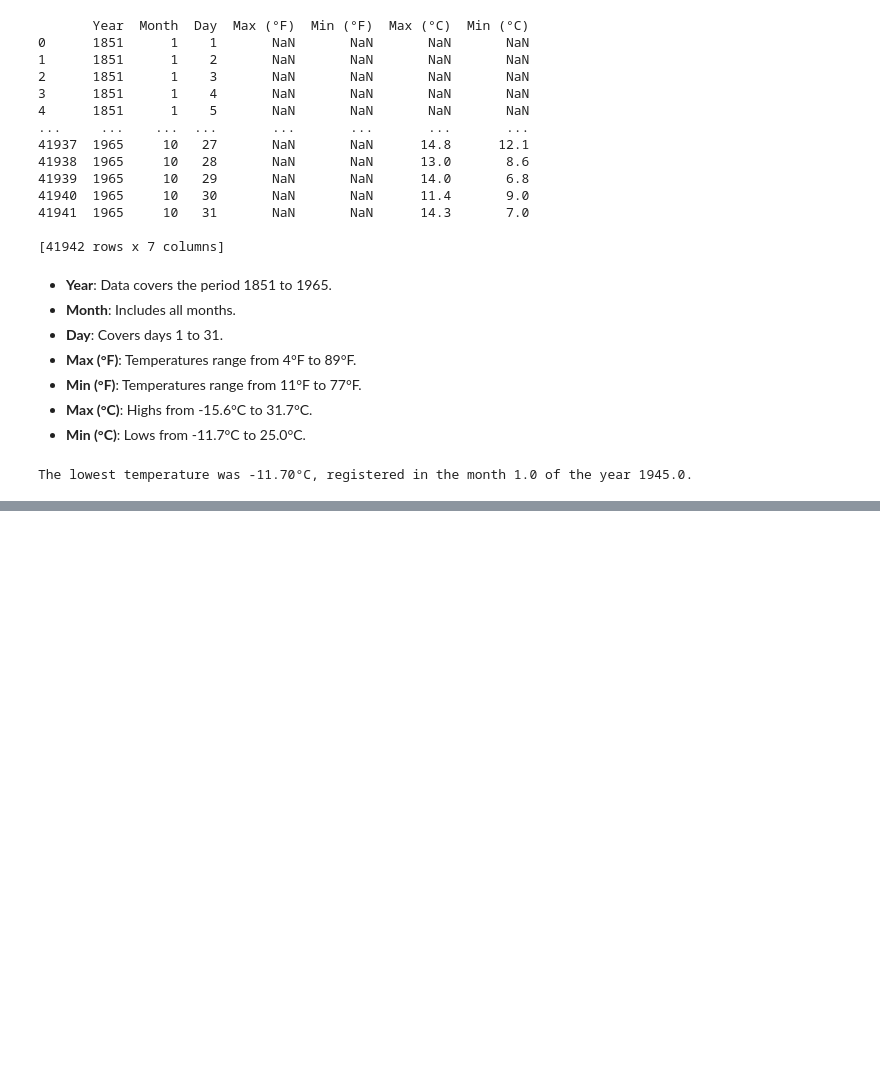
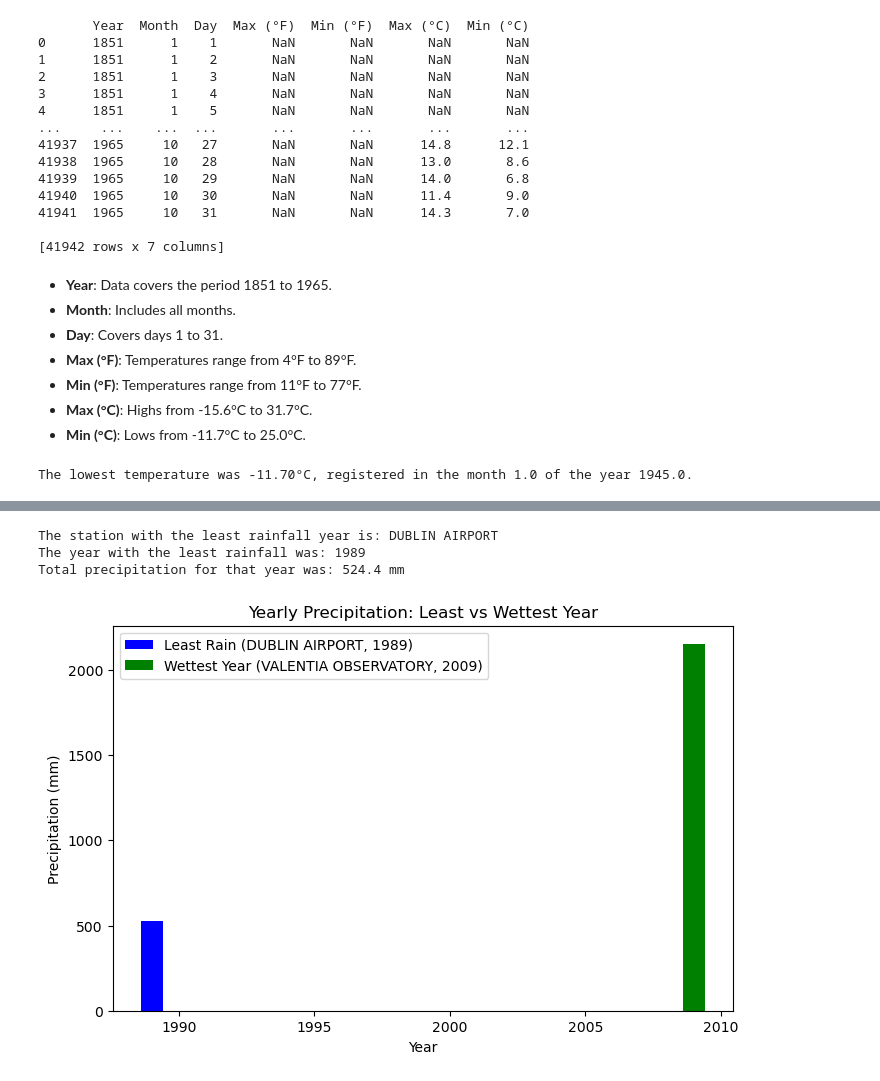
Before and after one commit to GabrielaDomiciano/PFDA_project, a Jupyter notebook: ireland_weather.ipynb, the cells around one changed output, grey strips where cells are left out. Drawn from its saved outputs; the diff is of its cells as text; code cells hidden in the pictures; blank space fills up the shorter version.

Commit message:
ploting dataset allyear

```diff
--- a/ireland_weather.ipynb
+++ b/ireland_weather.ipynb
@@ -92,0 +225,5 @@ The highest temperature was 15.00°C, registered in the month 7.0 of the year 19
+# %%
+# Exploratory Analysis of the DataSet: 'all_yearly.csv'
+# Let's take a look at the Dataset.
+allyear_df = pd.read_csv('/Users/gabrieladomicianoavellar/Desktop/PFDA_project/data/all_yearly.csv')
+print(allyear_df)
@@ -92,0 +330,57 @@ The highest temperature was 15.00°C, registered in the month 7.0 of the year 19
+# %%
+
+# Filtrar os dados para considerar apenas os valores de 'PRCPTOT' maiores que 0
+allyear_df_clean = allyear_df[allyear_df['PRCPTOT'] > 0]
+
+# Encontrar o ano com a menor precipitação total
+least_rain_year = allyear_df_clean.loc[allyear_df_clean['PRCPTOT'].idxmin()]
+
+# Extrair os valores de estação, ano e precipitação total
+station_id = least_rain_year['station_id']
+year = least_rain_year['year']
+precipitation = least_rain_year['PRCPTOT']
+
+# Exibir os resultados simplificados
+print(f"The station with the least rainfall year is: {station_id}")
+print(f"The year with the least rainfall was: {year}")
+print(f"Total precipitation for that year was: {precipitation} mm")
+# %% [output]
+The station with the least rainfall year is: DUBLIN AIRPORT
+The year with the least rainfall was: 1989
+Total precipitation for that year was: 524.4 mm
+# %%
+
+# Filtrar os dados para considerar apenas os valores de 'PRCPTOT' maiores que 0
+allyear_df_clean = allyear_df[allyear_df['PRCPTOT'] > 0]
+
+# Encontrar o ano com a menor precipitação total
+least_rain_year = allyear_df_clean.loc[allyear_df_clean['PRCPTOT'].idxmin()]
+# Encontrar o ano com a maior precipitação total
+wettest_year = allyear_df.loc[allyear_df['PRCPTOT'].idxmax()]
+
+# Extrair os valores para o gráfico
+station_least = least_rain_year['station_id']
+year_least = least_rain_year['year']
+precipitation_least = least_rain_year['PRCPTOT']
+
+station_wettest = wettest_year['station_id']
+year_wettest = wettest_year['year']
+precipitation_wettest = wettest_year['PRCPTOT']
+
+# Plotando os dados
+fig, ax = plt.subplots(figsize=(8, 5))
+
+# Plotando as barras
+ax.bar(year_least, precipitation_least, label=f'Least Rain ({station_least}, {year_least})', color='blue')
+ax.bar(year_wettest, precipitation_wettest, label=f'Wettest Year ({station_wettest}, {year_wettest})', color='green')
+
+# Títulos e rótulos
+ax.set_title('Yearly Precipitation: Least vs Wettest Year')
+ax.set_xlabel('Year')
+ax.set_ylabel('Precipitation (mm)')
+ax.legend()
+
+# Exibindo o gráfico
+plt.show()
+# %% [output]
+[figure, added]
```
Also changed, not shown: parts of 16 cells of this notebook, 1 other file.
